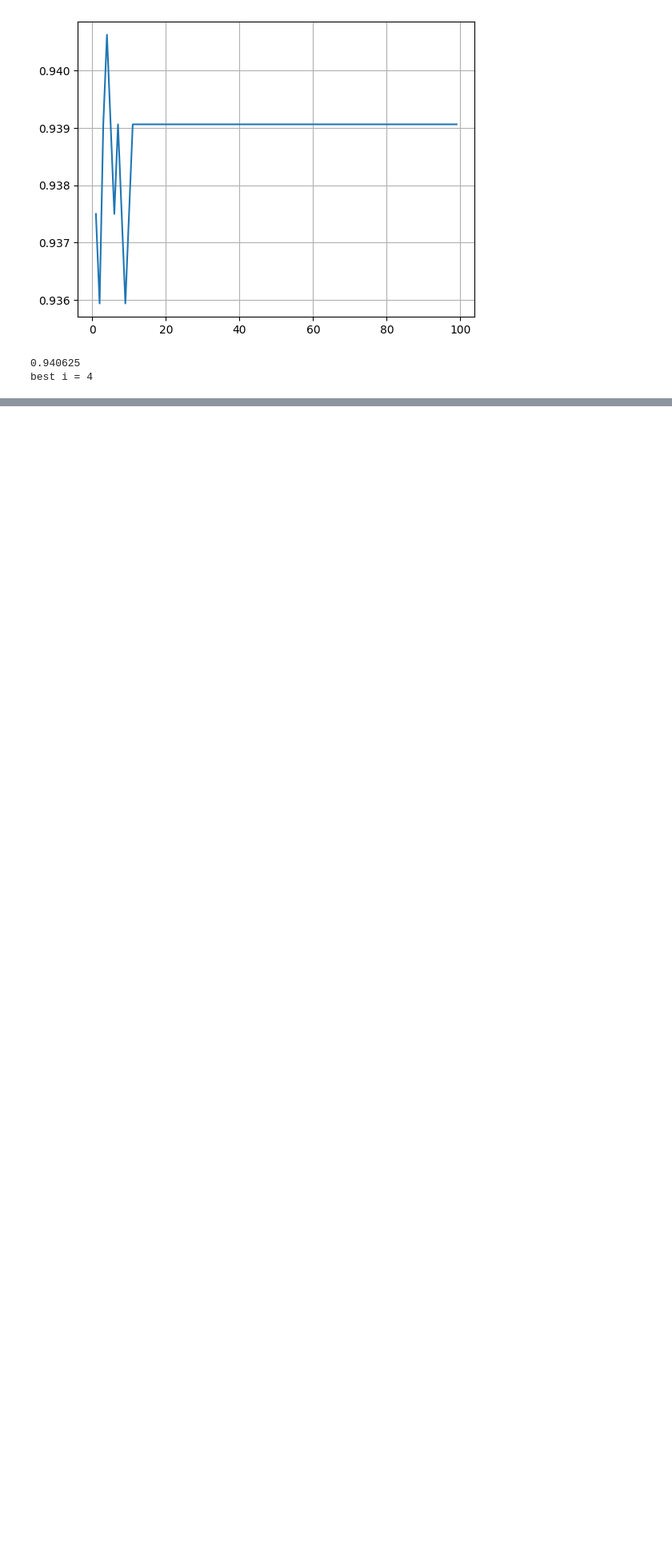
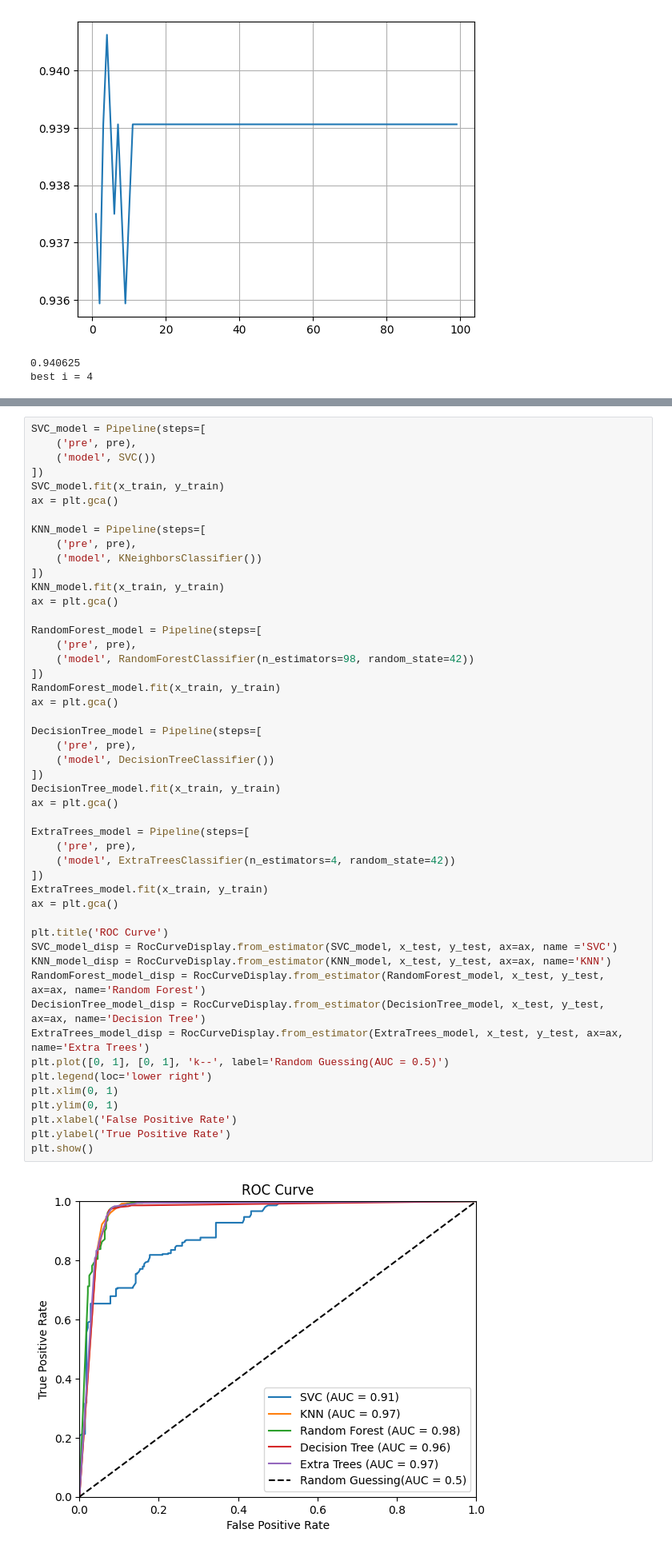
Before and after one commit to zhiyulin104/IMLP456, a Jupyter notebook: Final Project/Final_project_IMLP456.ipynb, the cells around one changed output, grey strips where cells are left out. Shown at 80% size. Saved outputs shown, nothing was run; the diff lists cells and outputs as text; blank space fills up the shorter version.

```diff
--- a/Final Project/Final_project_IMLP456.ipynb
+++ b/Final Project/Final_project_IMLP456.ipynb
@@ -353,0 +400,51 @@ ValueError: Found input variables with inconsistent numbers of samples: [1493, 6
+# %%
+SVC_model = Pipeline(steps=[
+    ('pre', pre),
+    ('model', SVC())
+])
+SVC_model.fit(x_train, y_train)
+ax = plt.gca()
+
+KNN_model = Pipeline(steps=[
+    ('pre', pre),
+    ('model', KNeighborsClassifier())
+])
+KNN_model.fit(x_train, y_train)
+ax = plt.gca()
+
+RandomForest_model = Pipeline(steps=[
+    ('pre', pre),
+    ('model', RandomForestClassifier(n_estimators=98, random_state=42))
+])
+RandomForest_model.fit(x_train, y_train)
+ax = plt.gca()
+
+DecisionTree_model = Pipeline(steps=[
+    ('pre', pre),
+    ('model', DecisionTreeClassifier())
+])
+DecisionTree_model.fit(x_train, y_train)
+ax = plt.gca()
+
+ExtraTrees_model = Pipeline(steps=[
+    ('pre', pre),
+    ('model', ExtraTreesClassifier(n_estimators=4, random_state=42))
+])
+ExtraTrees_model.fit(x_train, y_train)
+ax = plt.gca()
+
+plt.title('ROC Curve')
+SVC_model_disp = RocCurveDisplay.from_estimator(SVC_model, x_test, y_test, ax=ax, name ='SVC')
+KNN_model_disp = RocCurveDisplay.from_estimator(KNN_model, x_test, y_test, ax=ax, name='KNN')
+RandomForest_model_disp = RocCurveDisplay.from_estimator(RandomForest_model, x_test, y_test, ax=ax, name='Random Forest')
+DecisionTree_model_disp = RocCurveDisplay.from_estimator(DecisionTree_model, x_test, y_test, ax=ax, name='Decision Tree')
+ExtraTrees_model_disp = RocCurveDisplay.from_estimator(ExtraTrees_model, x_test, y_test, ax=ax, name='Extra Trees')
+plt.plot([0, 1], [0, 1], 'k--', label='Random Guessing(AUC = 0.5)')
+plt.legend(loc='lower right')
+plt.xlim(0, 1)
+plt.ylim(0, 1)
+plt.xlabel('False Positive Rate')
+plt.ylabel('True Positive Rate')
+plt.show()
+# %% [output]
+[figure, added]
```
Also changed, not shown: parts of 16 cells of this notebook, 1 other file.
